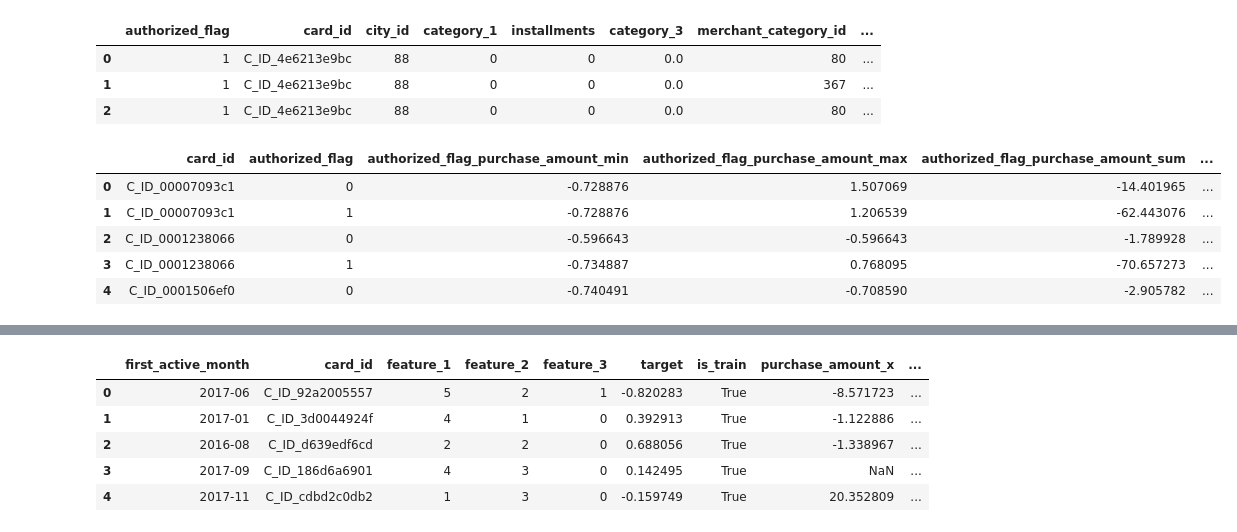
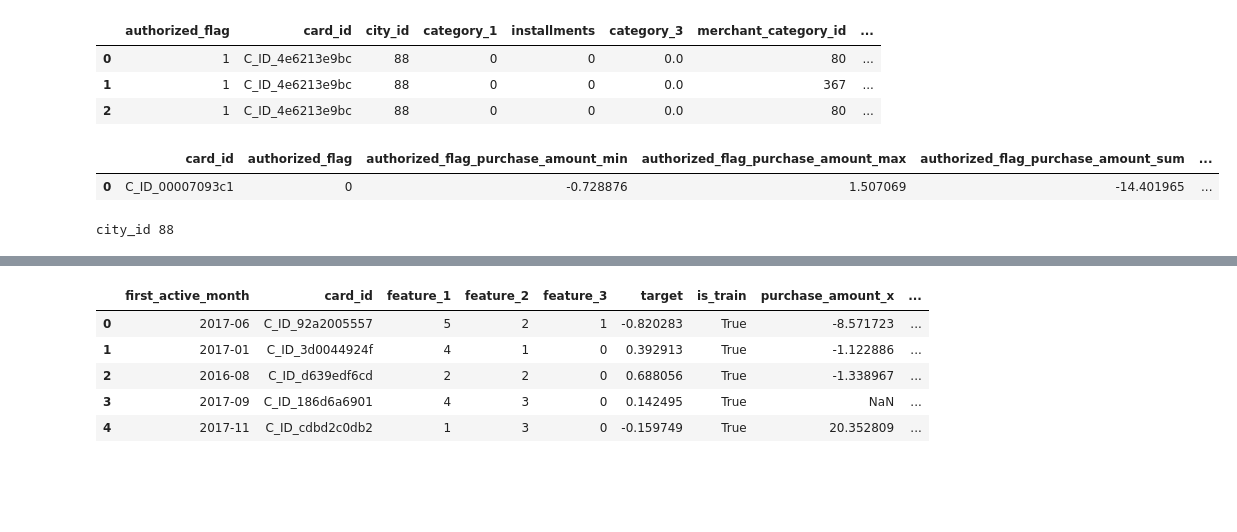
Before and after one commit to glebvk85/competitions, a Jupyter notebook: kaggle/elo-merchant-category-recommendation/analyze.ipynb, the cells around one changed output, grey strips where cells are left out. Cells and saved outputs as stored; diff of their text form; code cells hidden in the pictures; blank space fills up the shorter version.

Commit message:
group purchases by category

```diff
--- a/kaggle/elo-merchant-category-recommendation/analyze.ipynb
+++ b/kaggle/elo-merchant-category-recommendation/analyze.ipynb
@@ -145,11 +145,23 @@ historical_transactions['authorized_flag'].replace({'N':0, 'Y':1}, inplace=True)
 # %%
 sum_purchases = historical_transactions.groupby(['card_id', 'authorized_flag']).agg({'purchase_amount': [min, max, sum, np.median, np.std, 'count', np.mean]}).reset_index()
 sum_purchases.columns = ['authorized_flag_' + '_'.join(x) if x[1] != '' else x[0] for x in sum_purchases.columns.ravel()]
-sum_purchases.head()
+sum_purchases.head(1)
 # %% [output]
 |  | card_id | authorized_flag | authorized_flag_purchase_amount_min | authorized_flag_purchase_amount_max | authorized_flag_purchase_amount_sum | ... |
 | 0 | C_ID_00007093c1 | 0 | -0.728876 | 1.507069 | -14.401965 | ... |
-| 1 | C_ID_00007093c1 | 1 | -0.728876 | 1.206539 | -62.443076 | ... |
-| 2 | C_ID_0001238066 | 0 | -0.596643 | -0.596643 | -1.789928 | ... |
-| 3 | C_ID_0001238066 | 1 | -0.734887 | 0.768095 | -70.657273 | ... |
-| 4 | C_ID_0001506ef0 | 0 | -0.740491 | -0.708590 | -2.905782 | ... |
+# %%
+aggregate_columns = ['city_id', 'category_1', 'installments', 'category_3', 'merchant_category_id',\
+                     'category_2', 'state_id', 'subsector_id']
+aggregates_history = []
+for c in aggregate_columns:
+    for i in historical_transactions[c].unique():
+        part_historical_transactions = historical_transactions[historical_transactions[c] == i]
+        aggregate_item = part_historical_transactions.groupby(['card_id', 'authorized_flag'])\
+            .agg({'purchase_amount': [min, max, sum, np.median, np.std, 'count', np.mean]}).reset_index()
+        aggregate_item.columns = [c + ' ' + str(i) + '_authorized_flag_' + '_'.join(x) if x[1] != '' else x[0] for x in aggregate_item.columns.ravel()]
+        aggregates_history.append(aggregate_item)
+        print(c, i)
+        break
+    break
+# %% [output]
+city_id 88
```
Also changed, not shown: parts of 1 cell of this notebook.
